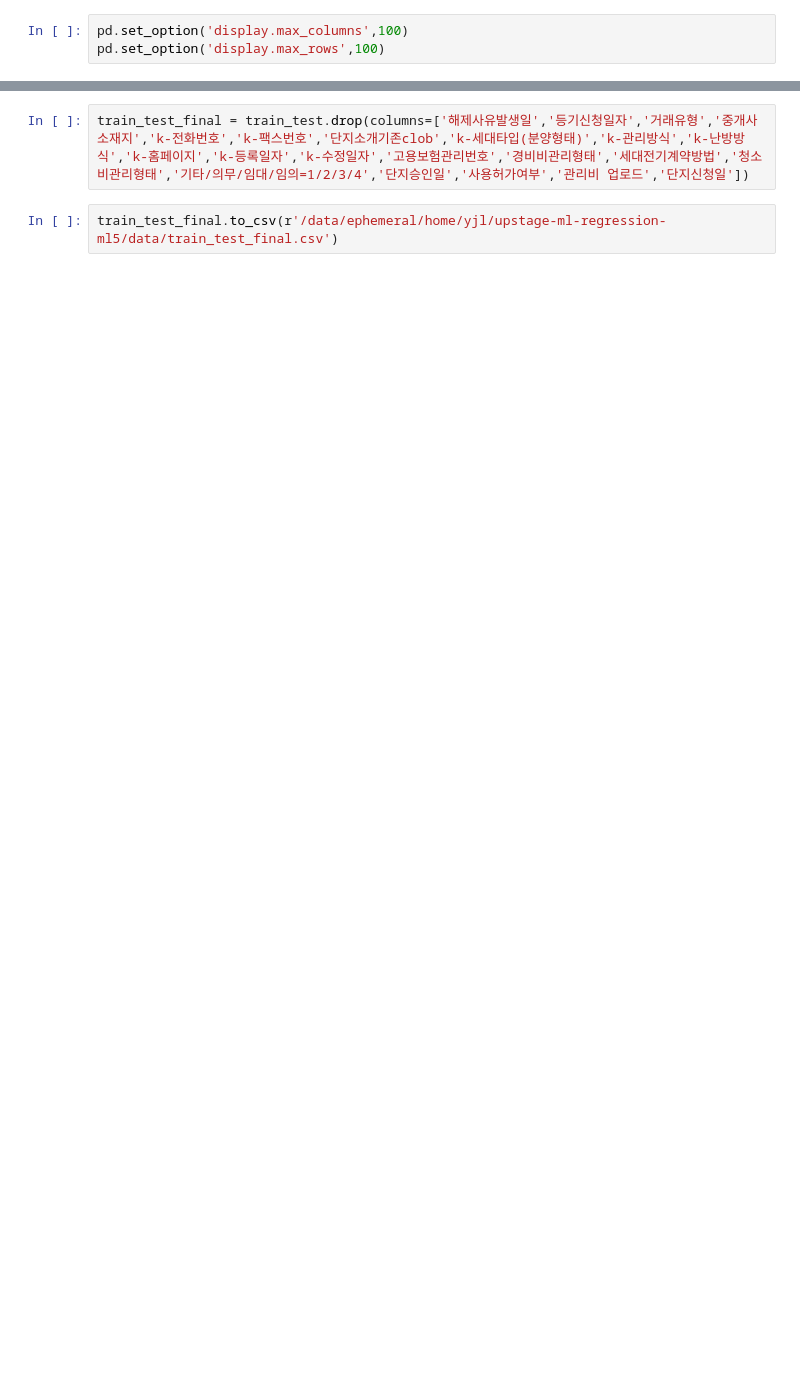
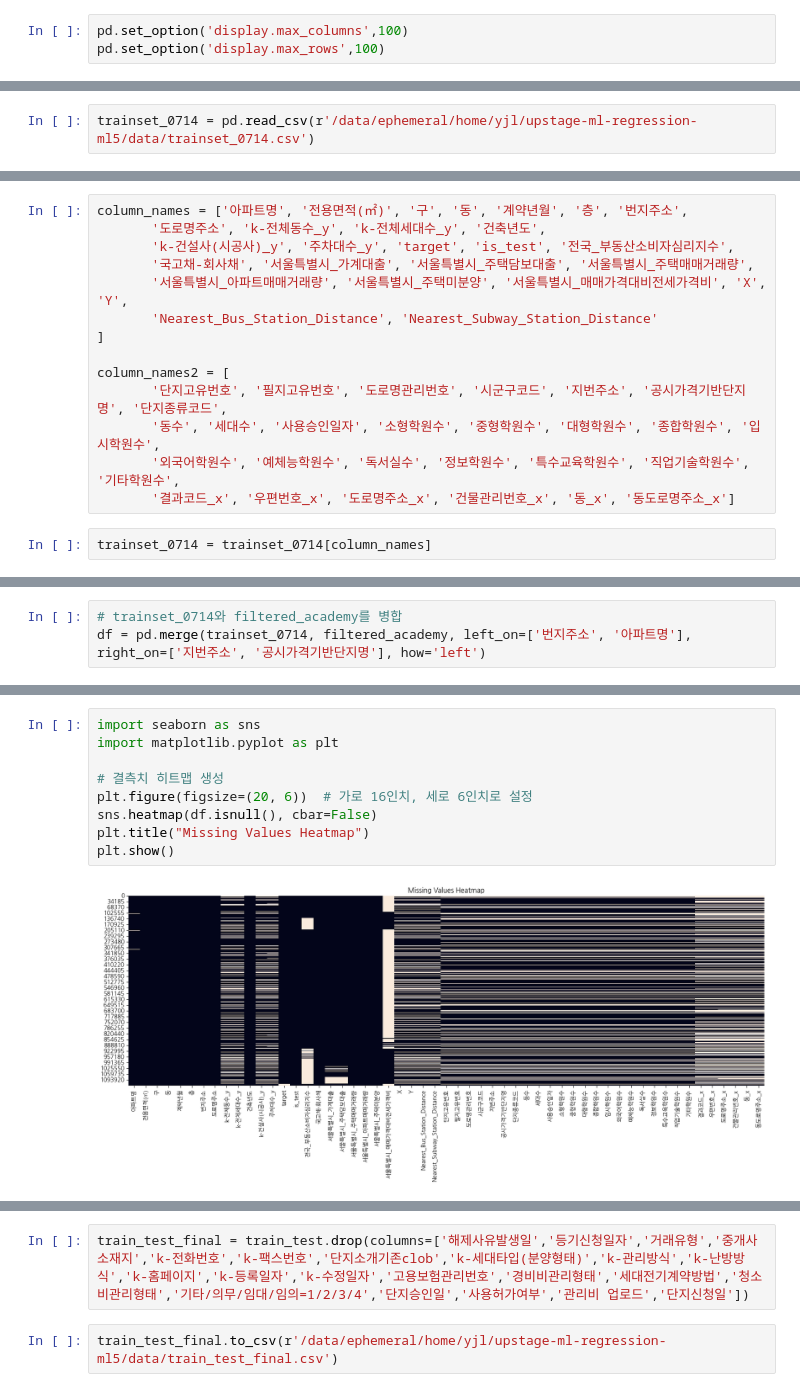
Before and after one commit to UpstageAILab3/upstage-ml-regression-ml5-pub, a Jupyter notebook: notebook/preprocessing.ipynb, the cells around one changed output, grey strips where cells are left out. Saved outputs shown, nothing was run; the diff lists cells and outputs as text; blank space fills up the shorter version.

Commit message:
trainset_0714

```diff
--- a/notebook/preprocessing.ipynb
+++ b/notebook/preprocessing.ipynb
@@ -129,0 +263,2 @@ pd.set_option('display.max_rows',100)
+# %%
+trainset_0714 = pd.read_csv(r'/data/ephemeral/home/yjl/upstage-ml-regression-ml5/data/trainset_0714.csv')
@@ -129,0 +269,16 @@ pd.set_option('display.max_rows',100)
+# %%
+column_names = ['아파트명', '전용면적(㎡)', '구', '동', '계약년월', '층', '번지주소',
+       '도로명주소', 'k-전체동수_y', 'k-전체세대수_y', '건축년도',
+       'k-건설사(시공사)_y', '주차대수_y', 'target', 'is_test', '전국_부동산소비자심리지수',
+       '국고채-회사채', '서울특별시_가계대출', '서울특별시_주택담보대출', '서울특별시_주택매매거래량',
+       '서울특별시_아파트매매거래량', '서울특별시_주택미분양', '서울특별시_매매가격대비전세가격비', 'X', 'Y',
+       'Nearest_Bus_Station_Distance', 'Nearest_Subway_Station_Distance'
+]
+
+column_names2 = [
+       '단지고유번호', '필지고유번호', '도로명관리번호', '시군구코드', '지번주소', '공시가격기반단지명', '단지종류코드',
+       '동수', '세대수', '사용승인일자', '소형학원수', '중형학원수', '대형학원수', '종합학원수', '입시학원수',
+       '외국어학원수', '예체능학원수', '독서실수', '정보학원수', '특수교육학원수', '직업기술학원수', '기타학원수',
+       '결과코드_x', '우편번호_x', '도로명주소_x', '건물관리번호_x', '동_x', '동도로명주소_x']
+# %%
+trainset_0714 = trainset_0714[column_names]
@@ -129,0 +312,3 @@ pd.set_option('display.max_rows',100)
+# %%
+# trainset_0714와 filtered_academy를 병합
+df = pd.merge(trainset_0714, filtered_academy, left_on=['번지주소', '아파트명'], right_on=['지번주소', '공시가격기반단지명'], how='left')
@@ -129,0 +358,11 @@ pd.set_option('display.max_rows',100)
+# %%
+import seaborn as sns
+import matplotlib.pyplot as plt
+
+# 결측치 히트맵 생성
+plt.figure(figsize=(20, 6))  # 가로 16인치, 세로 6인치로 설정
+sns.heatmap(df.isnull(), cbar=False)
+plt.title("Missing Values Heatmap")
+plt.show()
+# %% [output]
+[figure, added]
```
Also changed, not shown: parts of 244 cells of this notebook.
